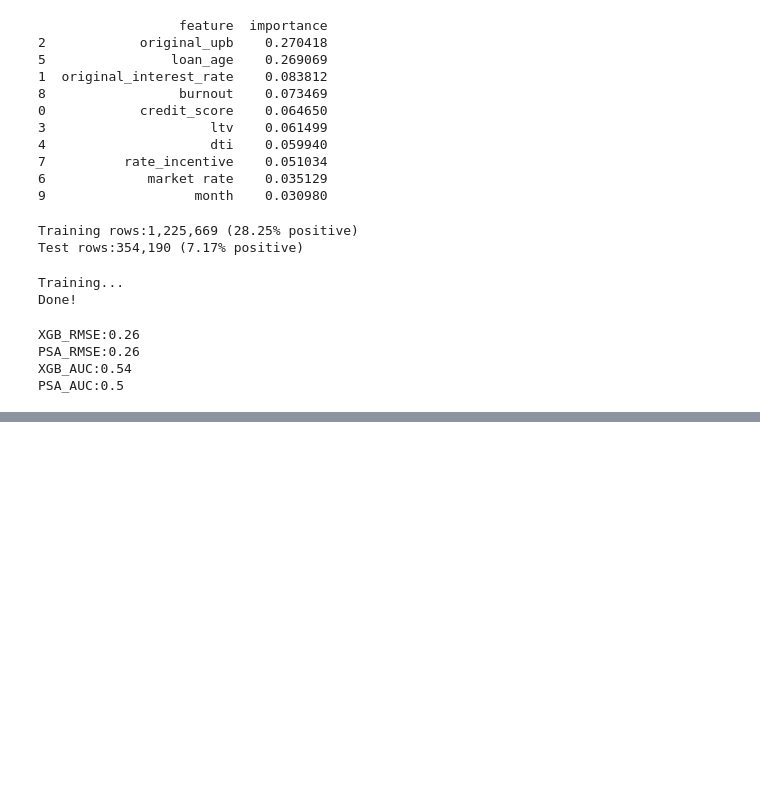
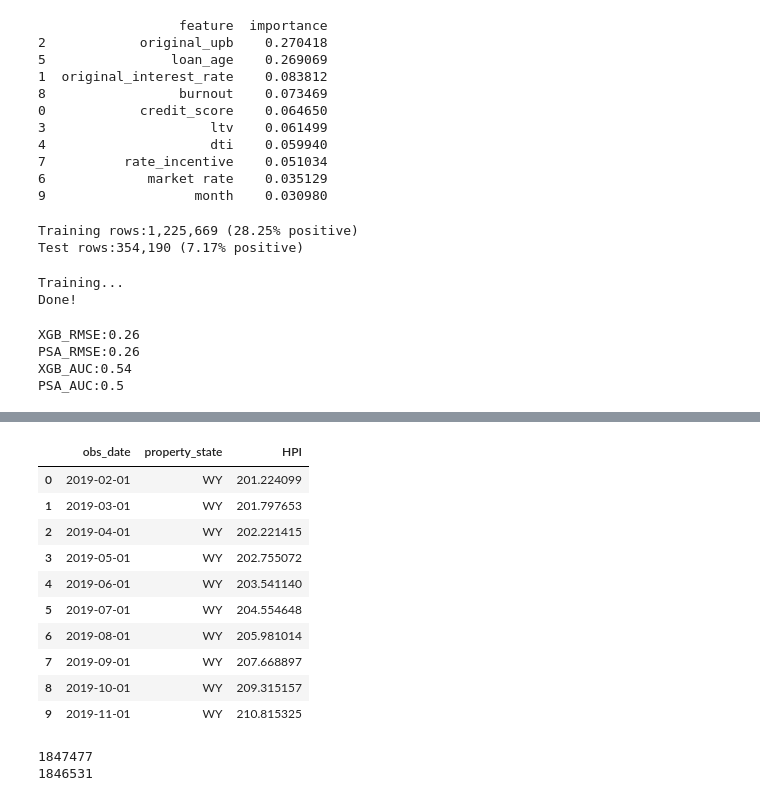
Before and after one commit to dixitbhavin/mbs-prepayment-ml, a Jupyter notebook: 01_load_data.ipynb, the cells around one changed output, grey strips where cells are left out. Drawn from its saved outputs; the diff is of its cells as text; code cells hidden in the pictures; blank space fills up the shorter version.

```diff
--- a/01_load_data.ipynb
+++ b/01_load_data.ipynb
@@ -818,0 +862,22 @@ PSA_AUC:0.5
+# %%
+combined=pd.merge(combined,hpi_state,on=['obs_date','property_state'],how='left')
+
+combined[combined['loan_sequence_number']=="F19Q10000056"][['obs_date','property_state','HPI']].head(10)
+# %% [output]
+|  | obs_date | property_state | HPI |
+| 0 | 2019-02-01 | WY | 201.224099 |
+| 1 | 2019-03-01 | WY | 201.797653 |
+| 2 | 2019-04-01 | WY | 202.221415 |
+| 3 | 2019-05-01 | WY | 202.755072 |
+| 4 | 2019-06-01 | WY | 203.541140 |
+| 5 | 2019-07-01 | WY | 204.554648 |
+| 6 | 2019-08-01 | WY | 205.981014 |
+| 7 | 2019-09-01 | WY | 207.668897 |
+| 8 | 2019-10-01 | WY | 209.315157 |
+| 9 | 2019-11-01 | WY | 210.815325 |
+# %%
+print(len(combined))
+print(combined['HPI'].notna().sum())
+# %% [output]
+1847477
+1846531
```
Also changed, not shown: parts of 3 cells of this notebook.
